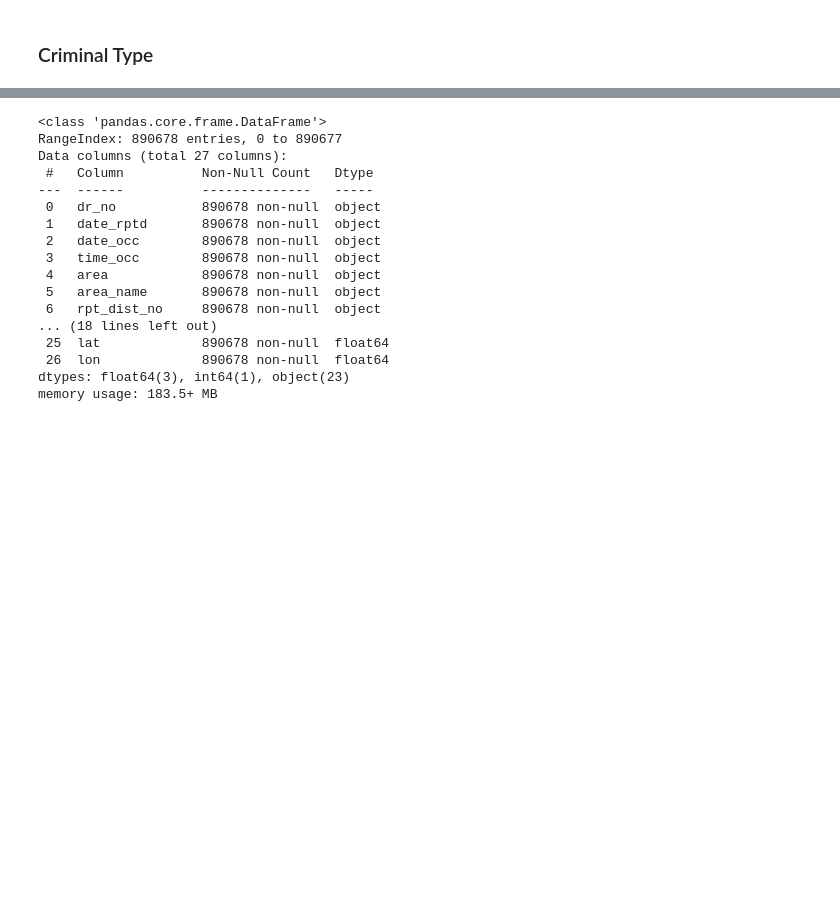
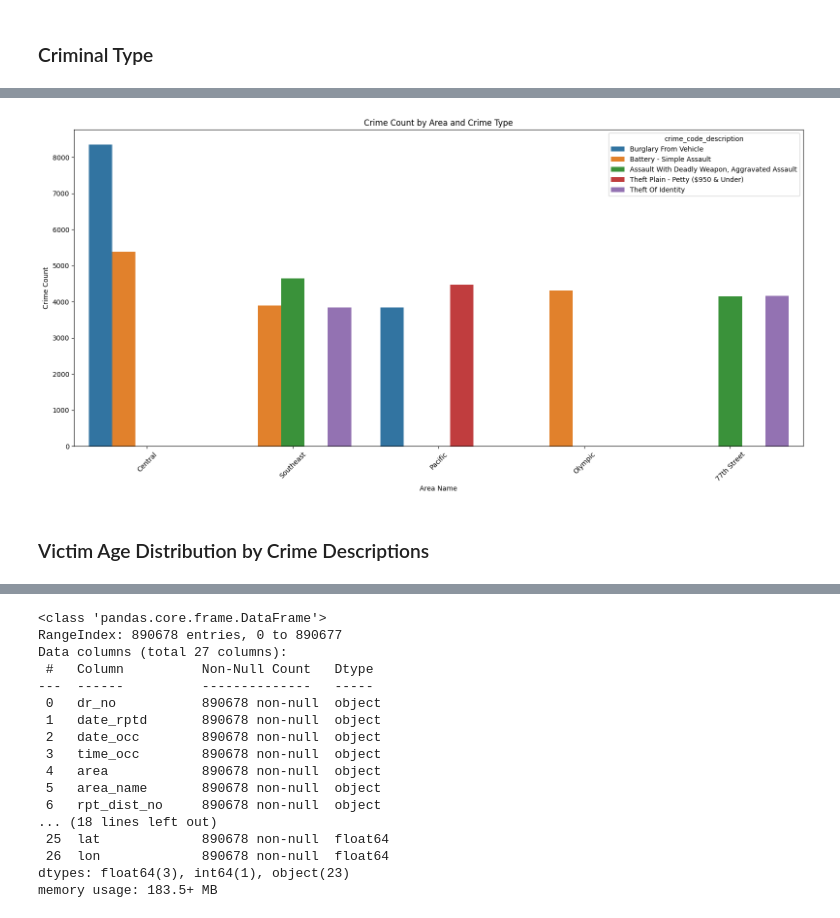
Before and after one commit to gurmemi/LA-Crime-Data-From-2020, a Jupyter notebook: Los Angeles Crime Analysis.ipynb, the cells around one changed output, grey strips where cells are left out. Drawn from its saved outputs; the diff is of its cells as text; code cells hidden in the pictures; blank space fills up the shorter version.

```diff
--- a/Los Angeles Crime Analysis.ipynb
+++ b/Los Angeles Crime Analysis.ipynb
@@ -221,0 +229,15 @@ plt.show()
+# %%
+top_crime_types_by_area = data_clean.groupby(['area_name', 'crime_code_description']).size().nlargest(10).reset_index(name='count')
+# %%
+plt.figure(figsize=(16,8))
+sns.barplot(data=top_crime_types_by_area, x='area_name', y='count', hue='crime_code_description')
+plt.xticks(rotation=45)
+plt.title("Crime Count by Area and Crime Type")
+plt.ylabel('Crime Count')
+plt.xlabel('Area Name')
+plt.tight_layout()
+plt.show()
+# %% [output]
+[figure, added]
+# %% [markdown]
+### Victim Age Distribution by Crime Descriptions
```
Also changed, not shown: parts of 9 cells of this notebook.
